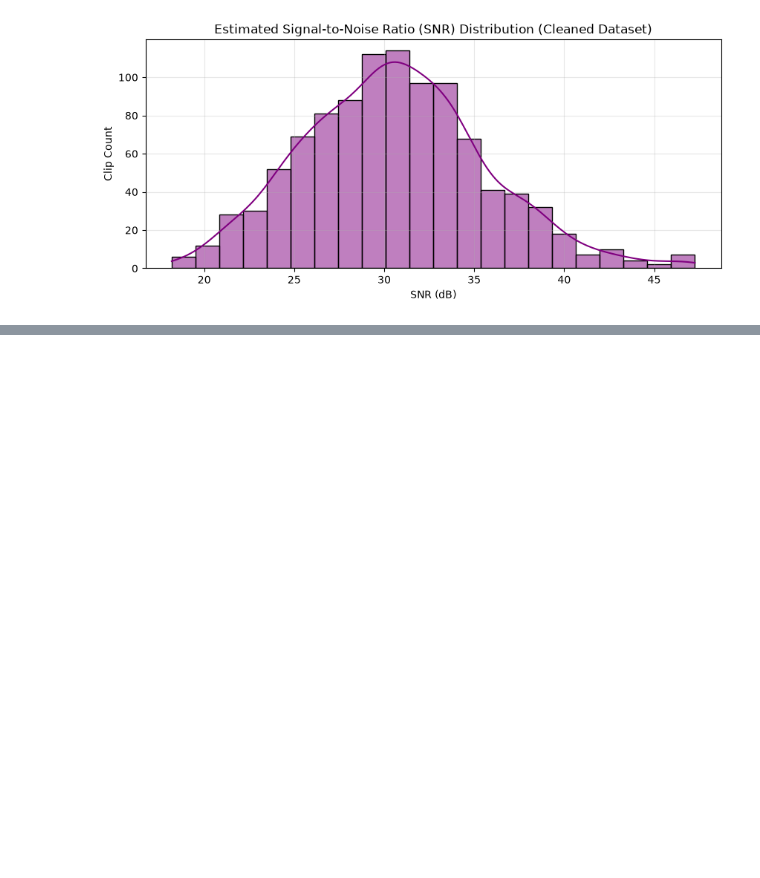
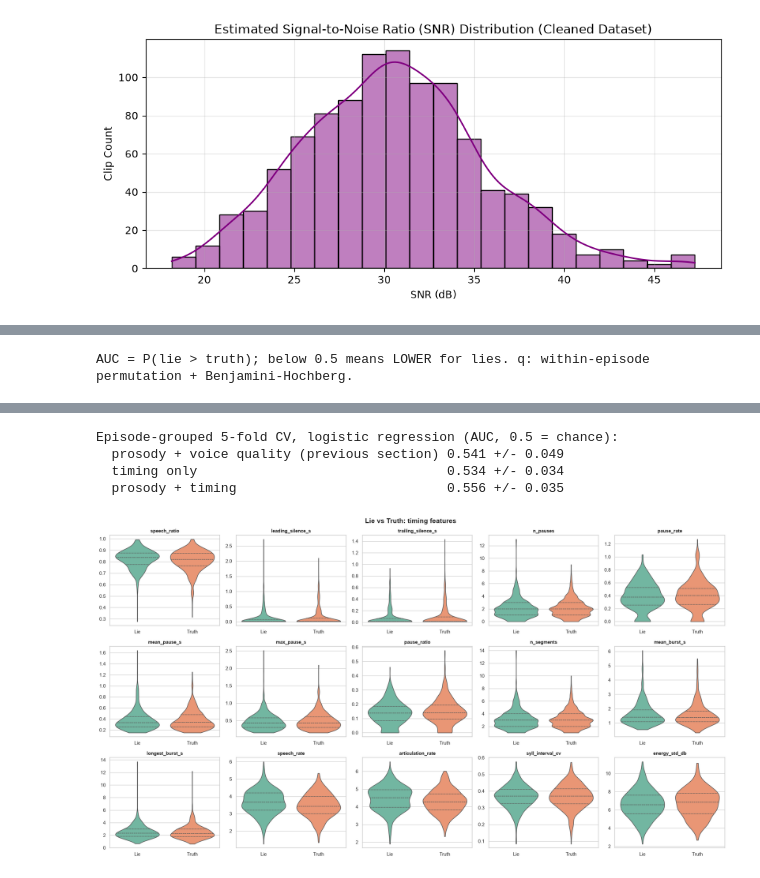
Before and after one commit to Multimodal-Deception-Detector-Grad-Proj/multimodal-deception-detector-backbone-model, a Jupyter notebook: notebooks/02_eda_acoustic.ipynb, the cells around one changed output, grey strips where cells are left out. Cells and saved outputs as stored; diff of their text form; code cells hidden in the pictures; blank space fills up the shorter version.

```diff
--- a/notebooks/02_eda_acoustic.ipynb
+++ b/notebooks/02_eda_acoustic.ipynb
@@ -641,0 +1345,65 @@ Target format validation -> Expected feature dimensions match D_aud=128.
+# %%
+import seaborn as sns
+from sklearn.impute import SimpleImputer
+from sklearn.linear_model import LogisticRegression
+from sklearn.metrics import roc_auc_score
+from sklearn.model_selection import StratifiedGroupKFold
+from sklearn.pipeline import make_pipeline
+from sklearn.preprocessing import StandardScaler
+
+PROSODY_FEATURES = list(FEATURES)     # the 10 features from the previous section (includes duration_s)
+
+# --- per-feature AUC with within-episode permutation test ---
+_saved = FEATURES
+FEATURES = TIMING_FEATURES            # prepare()/auc_table() read this global
+try:
+    d_t = prepare(feat_timing)
+    pooled, within = auc_table(d_t), auc_table(d_t, "_n")
+finally:
+    FEATURES = _saved
+
+tab = pd.concat({"AUC pooled": pooled["auc"], "AUC within-ep": within["auc"],
+                 "q pooled": pooled["q"], "q within-ep": within["q"], "n": pooled["n"]}, axis=1)
+print("AUC = P(lie > truth); below 0.5 means LOWER for lies. q: within-episode permutation + Benjamini-Hochberg.")
+display(tab.sort_values("AUC within-ep").round(3))
+
+
+# --- does timing add anything beyond prosody? episode-grouped CV ---
+def cv_auc(df, cols, repeats=5):
+    X, y, g = df[cols], df["y"].to_numpy(), df["episode"].to_numpy()
+    scores = []
+    for r in range(repeats):
+        cv = StratifiedGroupKFold(n_splits=5, shuffle=True, random_state=42 + r)
+        for tr, te in cv.split(X, y, g):
+            m = make_pipeline(SimpleImputer(strategy="median"), StandardScaler(), LogisticRegression(max_iter=1000))
+            m.fit(X.iloc[tr], y[tr])
+            scores.append(roc_auc_score(y[te], m.predict_proba(X.iloc[te])[:, 1]))
+    return np.mean(scores), np.std(scores)
+
+all_df = feat_timing.merge(feat_raw[["clip_id"] + PROSODY_FEATURES], on="clip_id", how="inner")
+all_df["episode"] = all_df["clip_id"].map(episode_of)
+all_df["y"] = (all_df["label"] == "Lie").astype(int)
+all_df = all_df.replace([np.inf, -np.inf], np.nan)
+
+print("\nEpisode-grouped 5-fold CV, logistic regression (AUC, 0.5 = chance):")
+for name, cols in {"prosody + voice quality (previous section)": PROSODY_FEATURES,
+                   "timing only": TIMING_FEATURES,
+                   "prosody + timing": PROSODY_FEATURES + TIMING_FEATURES}.items():
+    m, s = cv_auc(all_df, cols)
+    print(f"  {name:<42} {m:.3f} +/- {s:.3f}")
+
+# --- distributions ---
+fig, axes = plt.subplots(3, 5, figsize=(20, 11))
+for ax, f in zip(axes.ravel(), TIMING_FEATURES):
+    sns.violinplot(data=feat_timing, x="label", y=f, hue="label", palette="Set2", inner="quart",
+                   cut=0, order=["Lie", "Truth"], legend=False, ax=ax)
+    ax.set_title(f, fontsize=11, fontweight="bold")
+    ax.set_xlabel("")
+    ax.set_ylabel("")
+for ax in axes.ravel()[len(TIMING_FEATURES):]:
+    ax.axis("off")
+plt.suptitle("Lie vs Truth: timing features", fontsize=15, fontweight="bold")
+plt.tight_layout()
+plt.show()
+# %% [output]
+AUC = P(lie > truth); below 0.5 means LOWER for lies. q: within-episode permutation + Benjamini-Hochberg.
@@ -641,0 +1427,5 @@ Target format validation -> Expected feature dimensions match D_aud=128.
+Episode-grouped 5-fold CV, logistic regression (AUC, 0.5 = chance):
+  prosody + voice quality (previous section) 0.541 +/- 0.049
+  timing only                                0.534 +/- 0.034
+  prosody + timing                           0.556 +/- 0.035
+[figure, added]
```
Also changed, not shown: parts of 34 cells of this notebook.
